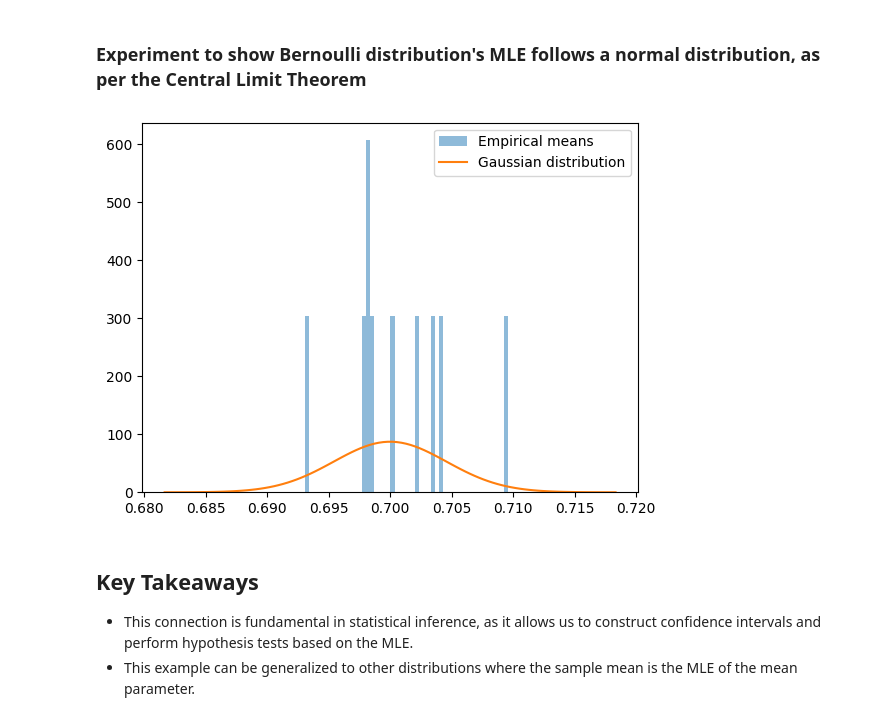
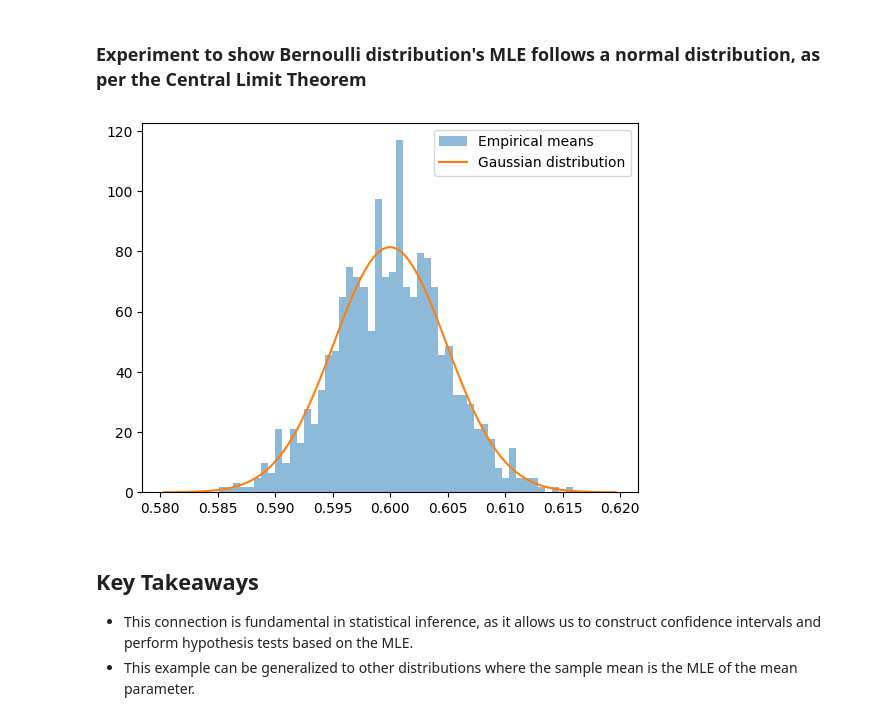
Before and after one commit to iurteagalab/stats_for_ai, a Jupyter notebook: labs_full/lab_02_clt_full.ipynb, the cells around one changed output. Cells and saved outputs as stored; diff of their text form; code cells hidden in the pictures.

```diff
--- a/labs_full/lab_02_clt_full.ipynb
+++ b/labs_full/lab_02_clt_full.ipynb
@@ -140,10 +140,10 @@ A use-case with the Bernoulli Distribution
 ### Experiment to show Bernoulli distribution's MLE follows a normal distribution, as per the Central Limit Theorem
 # %%
 # Define the number of experiments
-n_experiments = 10
+n_experiments = 1000
 
 # Define the true distribution
-p = 0.7
+p = 0.6
 true_dist = stats.bernoulli(
     p=p
 )
@@ -161,34 +161,34 @@ sample_means = np.zeros(n_experiments)
 # Loop over the experiments
 for i in range(n_experiments):
     # Draw samples from the true distribution
     samples = true_dist.rvs(
         size=N
     )
 
     # Compute the empirical average of the samples
     sample_means[i] = np.mean(samples)
 
 # Plot the histogram of the empirical means
 plt.hist(
     sample_means,
     bins=n_bins,
     density=True,
     alpha=0.5,
     label='Empirical means'
 )
 # Plot the Gaussian distribution defined by the Central Limit Theorem
 mu = true_dist.mean()
 sigma = np.sqrt(true_dist.var()/N)
 x = np.linspace(mu - 4*sigma, mu + 4*sigma, 100)
 plt.plot(
     x,
     stats.norm.pdf(x, mu, sigma),
     label='Gaussian distribution'
 )
 plt.legend()
 plt.show()
 # %% [output]
-[figure, old version]
+[figure, new version]
 # %% [markdown]
 ## Key Takeaways
 
```
Also changed, not shown: parts of 1 cell of this notebook.
